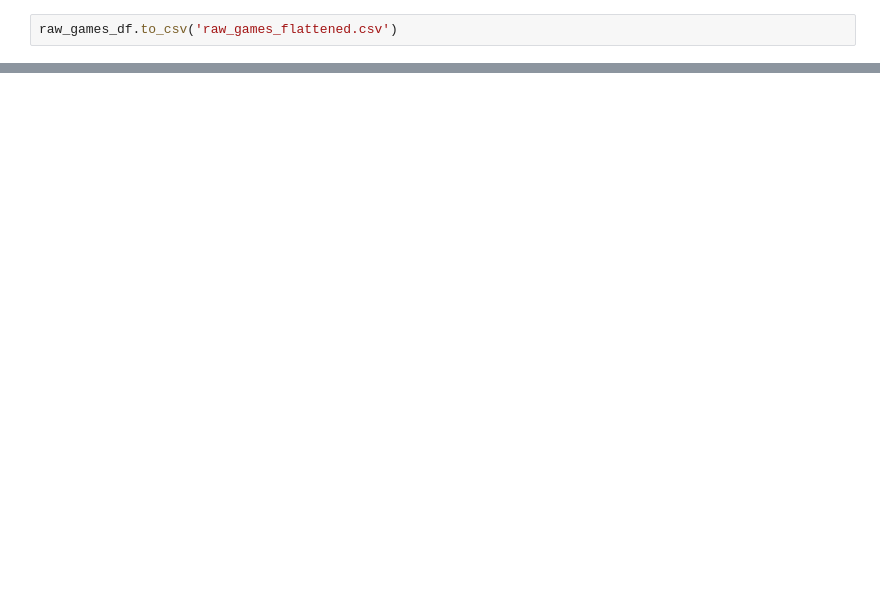
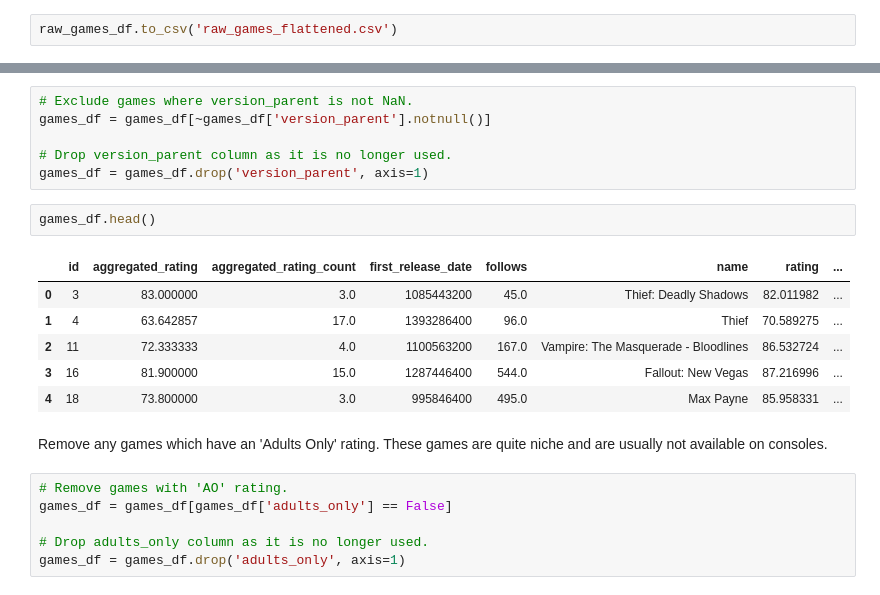
Before and after one commit to c0nn0rstevens/video-game-review-scores-returns-thesis, a Jupyter notebook: games_exploration.ipynb, the cells around one changed output, grey strips where cells are left out. Drawn from its saved outputs; the diff is of its cells as text; blank space fills up the shorter version.

```diff
--- a/games_exploration.ipynb
+++ b/games_exploration.ipynb
@@ -459,0 +508,23 @@ raw_games_df.to_csv('raw_games_flattened.csv')
+# %%
+# Exclude games where version_parent is not NaN.
+games_df = games_df[~games_df['version_parent'].notnull()]
+
+# Drop version_parent column as it is no longer used.
+games_df = games_df.drop('version_parent', axis=1)
+# %%
+games_df.head()
+# %% [output]
+|  | id | aggregated_rating | aggregated_rating_count | first_release_date | follows | name | rating | ... |
+| 0 | 3 | 83.000000 | 3.0 | 1085443200 | 45.0 | Thief: Deadly Shadows | 82.011982 | ... |
+| 1 | 4 | 63.642857 | 17.0 | 1393286400 | 96.0 | Thief | 70.589275 | ... |
+| 2 | 11 | 72.333333 | 4.0 | 1100563200 | 167.0 | Vampire: The Masquerade - Bloodlines | 86.532724 | ... |
+| 3 | 16 | 81.900000 | 15.0 | 1287446400 | 544.0 | Fallout: New Vegas | 87.216996 | ... |
+| 4 | 18 | 73.800000 | 3.0 | 995846400 | 495.0 | Max Payne | 85.958331 | ... |
+# %% [markdown]
+Remove any games which have an 'Adults Only' rating. These games are quite niche and are usually not available on consoles.
+# %%
+# Remove games with 'AO' rating.
+games_df = games_df[games_df['adults_only'] == False]
+
+# Drop adults_only column as it is no longer used.
+games_df = games_df.drop('adults_only', axis=1)
```
Also changed, not shown: parts of 12 cells of this notebook.
